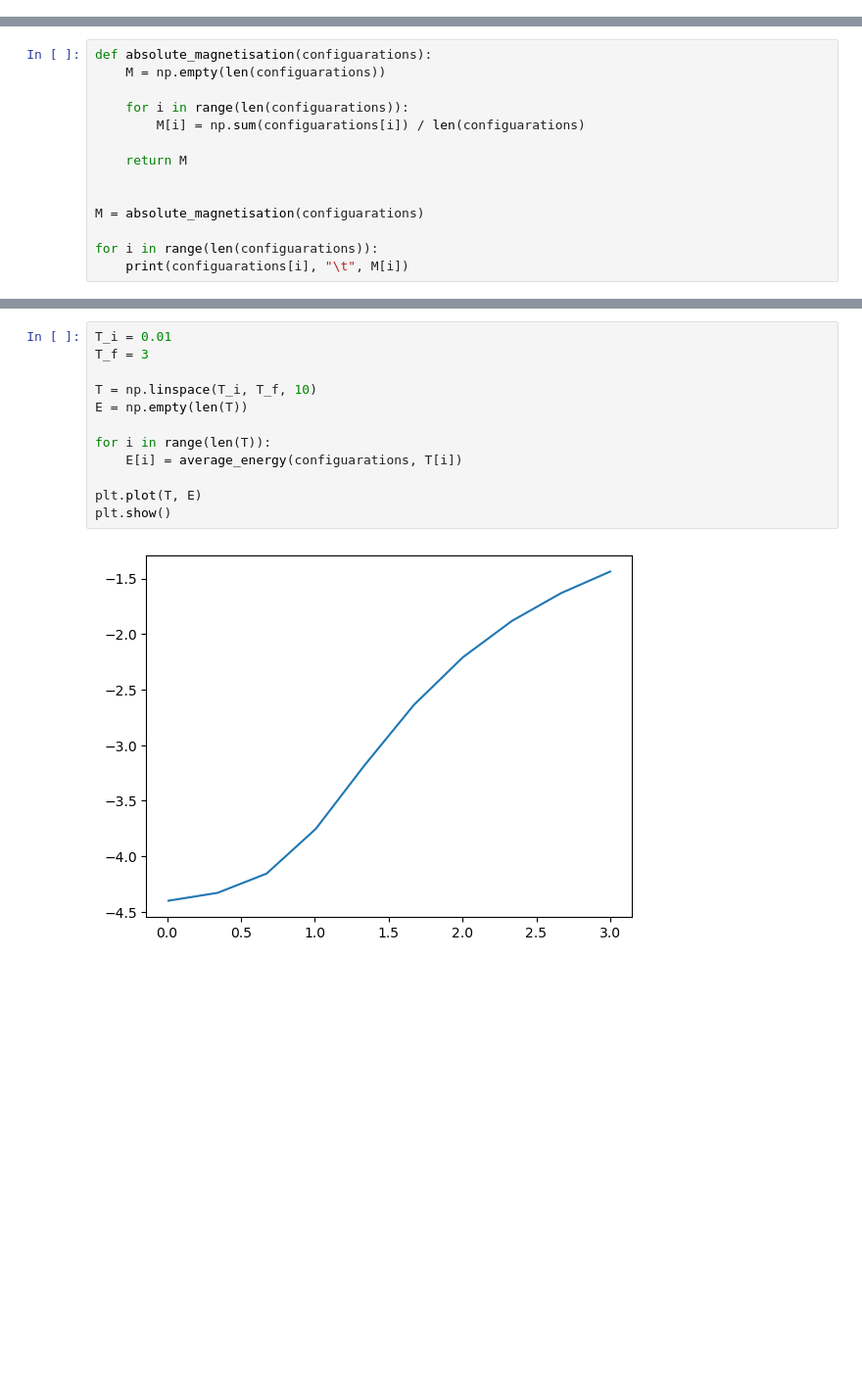
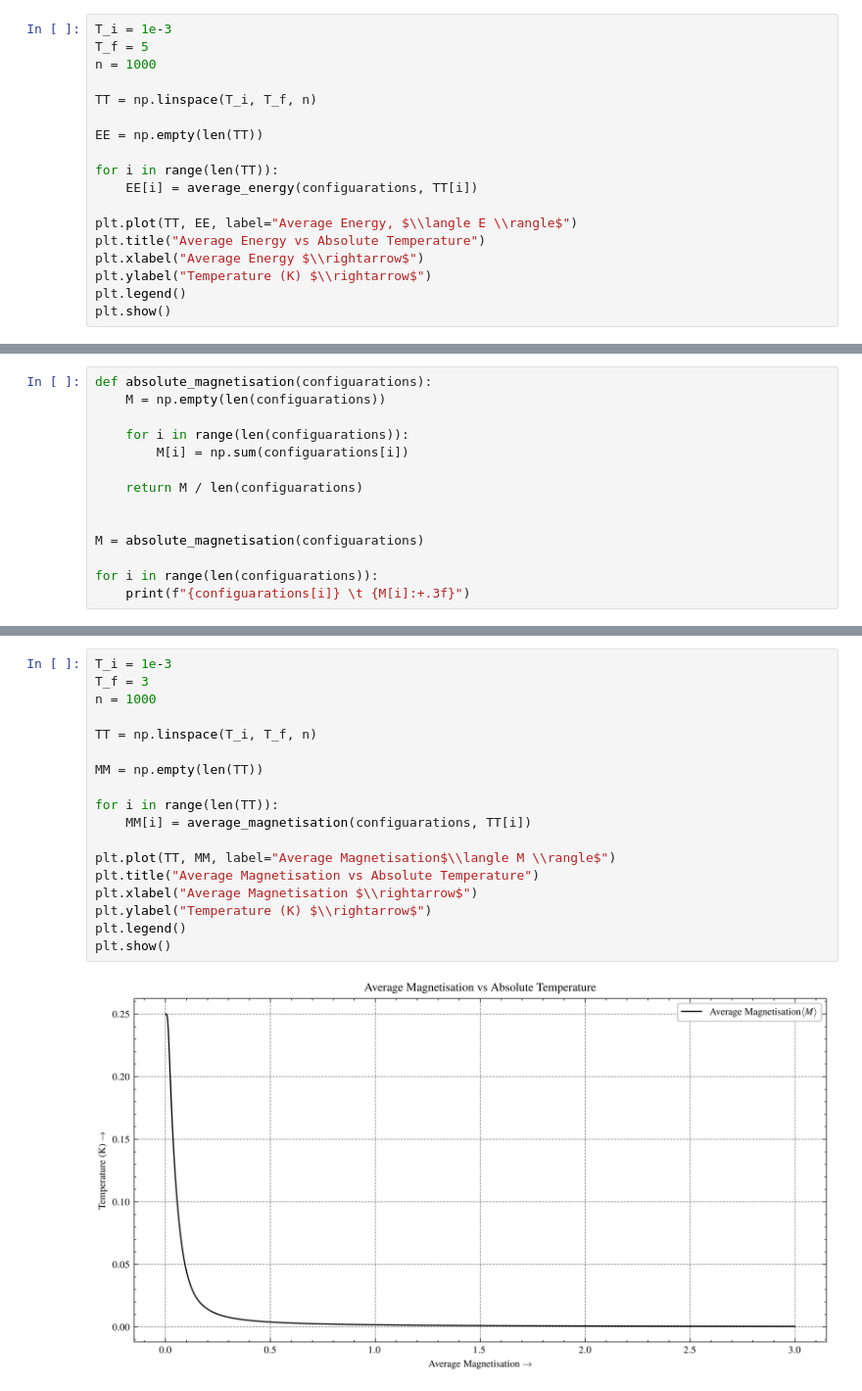
Before and after one commit to rohandebsarkar/NumericalMethodsForComputationalPhysics, a Jupyter notebook: projects/undergraduate/Statistical_Mechanics/JupyterNotebook/Ising_Model.ipynb, the cells around one changed output, grey strips where cells are left out. Shown: that part at 98% size. Drawn from its saved outputs; the diff is of its cells as text; blank space fills up the shorter version.

```diff
--- a/projects/undergraduate/Statistical_Mechanics/JupyterNotebook/Ising_Model.ipynb
+++ b/projects/undergraduate/Statistical_Mechanics/JupyterNotebook/Ising_Model.ipynb
@@ -134,0 +189,18 @@ Average Energy: -4.399731719895628
+# %%
+T_i = 1e-3
+T_f = 5
+n = 1000
+
+TT = np.linspace(T_i, T_f, n)
+
+EE = np.empty(len(TT))
+
+for i in range(len(TT)):
+    EE[i] = average_energy(configuarations, TT[i])
+
+plt.plot(TT, EE, label="Average Energy, $\\langle E \\rangle$")
+plt.title("Average Energy vs Absolute Temperature")
+plt.xlabel("Average Energy $\\rightarrow$")
+plt.ylabel("Temperature (K) $\\rightarrow$")
+plt.legend()
+plt.show()
@@ -137,13 +215,13 @@ def absolute_magnetisation(configuarations):
     M = np.empty(len(configuarations))
 
     for i in range(len(configuarations)):
-        M[i] = np.sum(configuarations[i]) / len(configuarations)
+        M[i] = np.sum(configuarations[i])
 
-    return M
+    return M / len(configuarations)
 
 
 M = absolute_magnetisation(configuarations)
 
 for i in range(len(configuarations)):
-    print(configuarations[i], "\t", M[i])
+    print(f"{configuarations[i]} \t {M[i]:+.3f}")
 # %% [output]
@@ -181,14 +263,20 @@ Average Magnetisation: 0.24983232493476676
 # %%
-T_i = 0.01
+T_i = 1e-3
 T_f = 3
+n = 1000
 
-T = np.linspace(T_i, T_f, 10)
-E = np.empty(len(T))
+TT = np.linspace(T_i, T_f, n)
 
-for i in range(len(T)):
-    E[i] = average_energy(configuarations, T[i])
+MM = np.empty(len(TT))
 
-plt.plot(T, E)
+for i in range(len(TT)):
+    MM[i] = average_magnetisation(configuarations, TT[i])
+
+plt.plot(TT, MM, label="Average Magnetisation$\\langle M \\rangle$")
+plt.title("Average Magnetisation vs Absolute Temperature")
+plt.xlabel("Average Magnetisation $\\rightarrow$")
+plt.ylabel("Temperature (K) $\\rightarrow$")
+plt.legend()
 plt.show()
 # %% [output]
-[figure, old version]
+[figure, new version]
```
Also changed, not shown: parts of 19 cells of this notebook.
